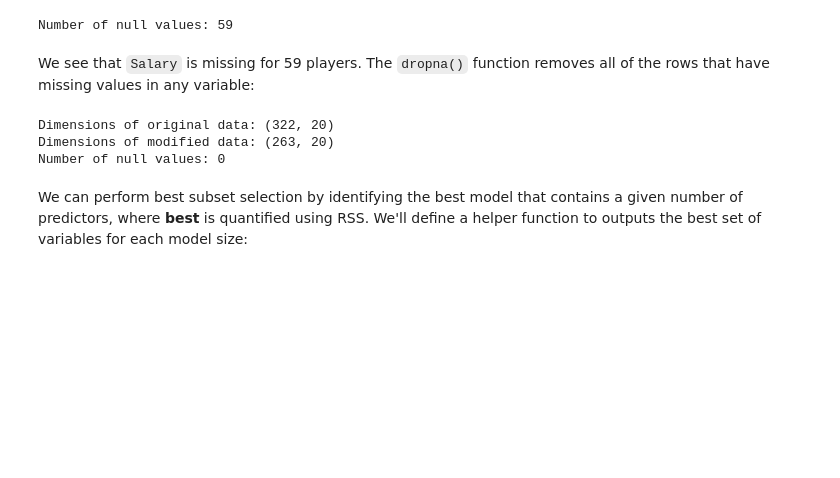
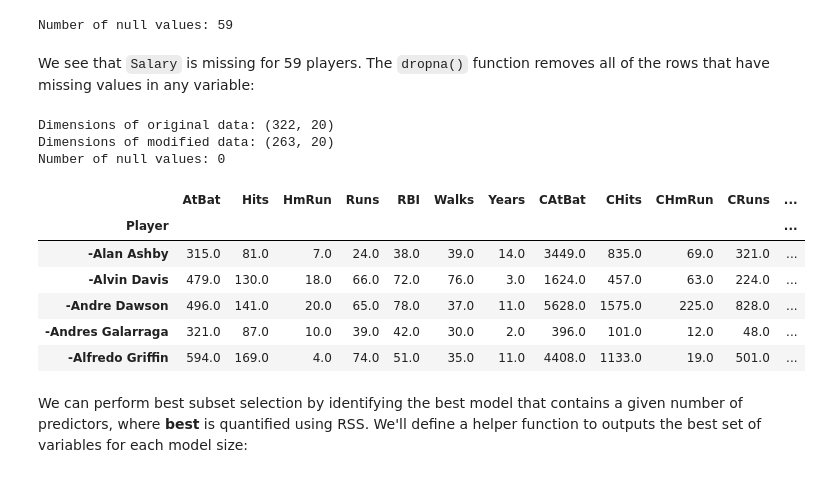
Before and after one commit to prokaj/stat-learning-2022, a Jupyter notebook: week2/Lab_Ch6.5.1_Subset_Selection_in_Python.ipynb, the cells around one changed output. Drawn from its saved outputs; the diff is of its cells as text; code cells hidden in the pictures; blank space fills up the shorter version.

```diff
--- a/week2/Lab_Ch6.5.1_Subset_Selection_in_Python.ipynb
+++ b/week2/Lab_Ch6.5.1_Subset_Selection_in_Python.ipynb
@@ -89,6 +89,16 @@ hitters = hitters_df_clean.drop(['League', 'Division', 'NewLeague'], axis=1).ast
 
 # Define the feature set X.
 hitters = pd.concat([hitters, dummies[['League_N', 'Division_W', 'NewLeague_N']]], axis=1)
+# %%
+hitters.head()
+# %% [output]
+|  | AtBat | Hits | HmRun | Runs | RBI | Walks | Years | CAtBat | CHits | CHmRun | CRuns | ... |
+| Player |  |  |  |  |  |  |  |  |  |  |  | ... |
+| -Alan Ashby | 315.0 | 81.0 | 7.0 | 24.0 | 38.0 | 39.0 | 14.0 | 3449.0 | 835.0 | 69.0 | 321.0 | ... |
+| -Alvin Davis | 479.0 | 130.0 | 18.0 | 66.0 | 72.0 | 76.0 | 3.0 | 1624.0 | 457.0 | 63.0 | 224.0 | ... |
+| -Andre Dawson | 496.0 | 141.0 | 20.0 | 65.0 | 78.0 | 37.0 | 11.0 | 5628.0 | 1575.0 | 225.0 | 828.0 | ... |
+| -Andres Galarraga | 321.0 | 87.0 | 10.0 | 39.0 | 42.0 | 30.0 | 2.0 | 396.0 | 101.0 | 12.0 | 48.0 | ... |
+| -Alfredo Griffin | 594.0 | 169.0 | 4.0 | 74.0 | 51.0 | 35.0 | 11.0 | 4408.0 | 1133.0 | 19.0 | 501.0 | ... |
 # %% [markdown]
 We can perform best subset selection by identifying the best model that contains a given number of predictors, where **best** is quantified using RSS. We'll define a helper function to outputs the best set of variables for
 each model size:
```
Also changed, not shown: parts of 8 cells of this notebook.
